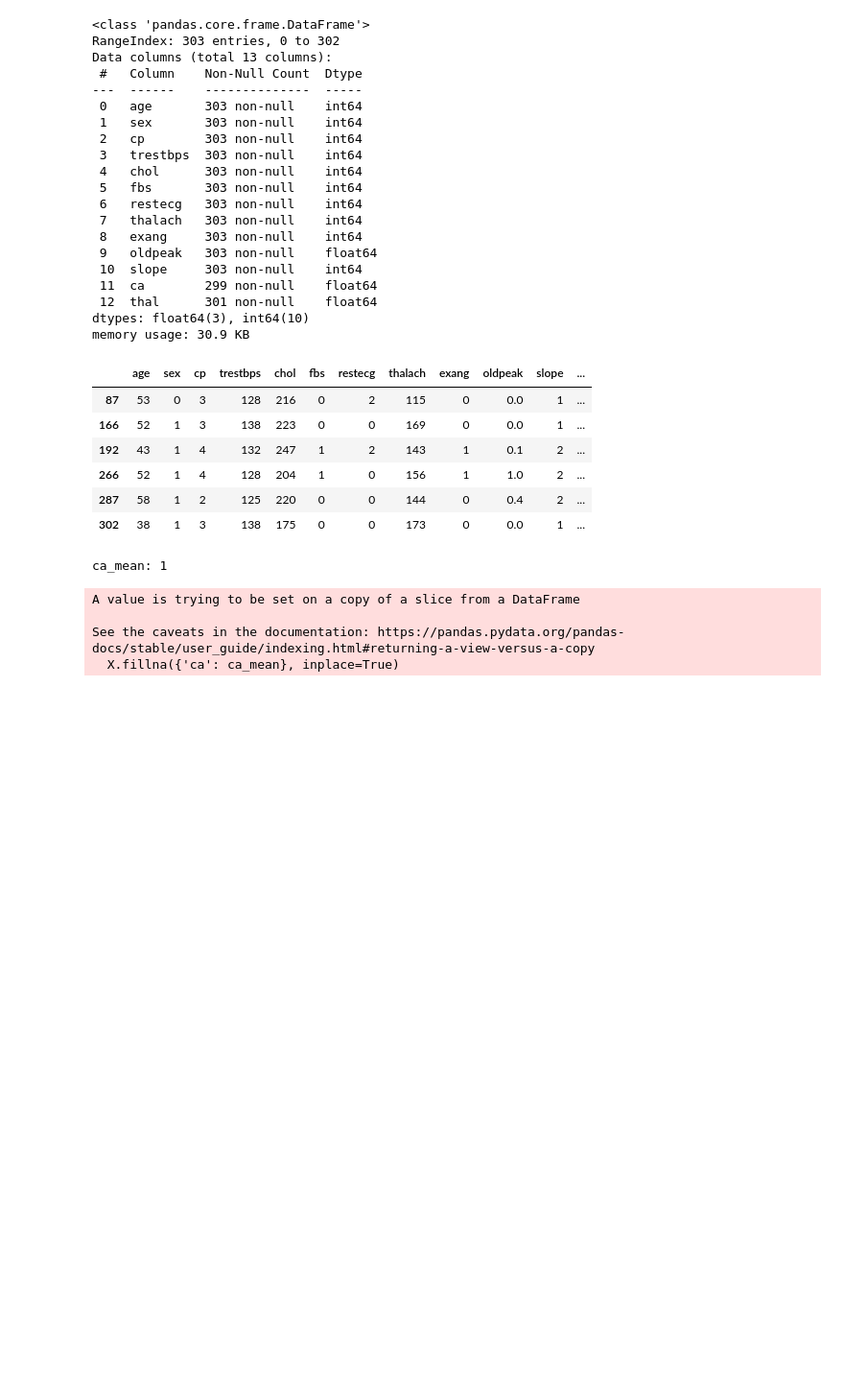
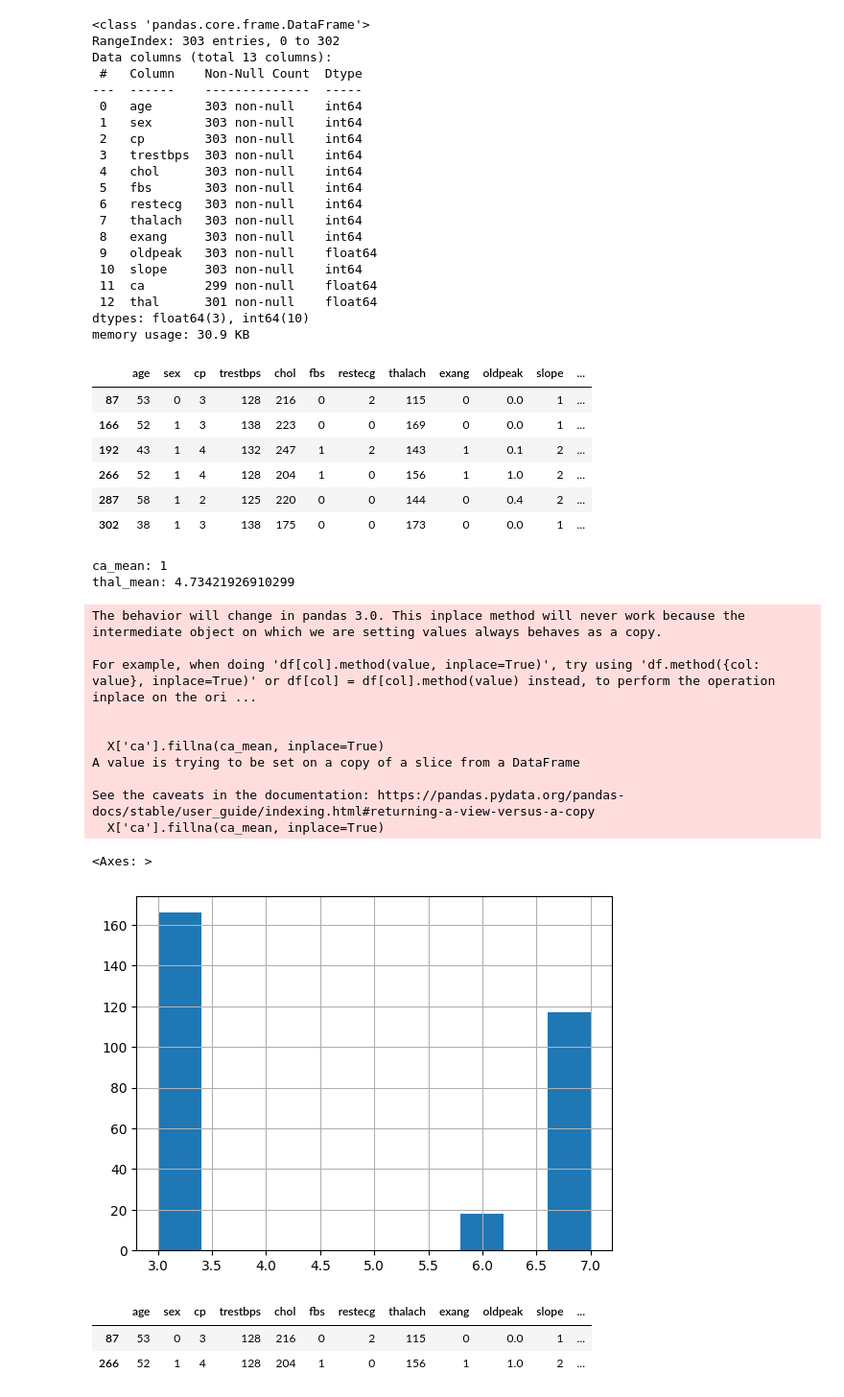
Before and after one commit to ml-cvd-prediction/ml-cvd-prediction.github.io, a Jupyter notebook: src/cleveland.ipynb, the cells around one changed output. Shown: that part at 96% size. Saved outputs shown, nothing was run; the diff lists cells and outputs as text; code cells hidden in the pictures; blank space fills up the shorter version.

Commit message:
thal

```diff
--- a/src/cleveland.ipynb
+++ b/src/cleveland.ipynb
@@ -123,10 +125,31 @@ null_rows.head(10)
 # %%
 ca_mean = int(math.ceil(X['ca'].mean()))
 print(f"ca_mean: {ca_mean}")
-X.fillna({'ca': ca_mean}, inplace=True)
+X['ca'].fillna(ca_mean, inplace=True)
+
+thal_mean = X['thal'].mean()
+print(f"thal_mean: {thal_mean}")
+X['thal'].hist()
 # %% [output]
 ca_mean: 1
+thal_mean: 4.73421926910299
+The behavior will change in pandas 3.0. This inplace method will never work because the intermediate object on which we are setting values always behaves as a copy.
+
+For example, when doing 'df[col].method(value, inplace=True)', try using 'df.method({col: value}, inplace=True)' or df[col] = df[col].method(value) instead, to perform the operation inplace on the ori ...
+
+
+  X['ca'].fillna(ca_mean, inplace=True)
 A value is trying to be set on a copy of a slice from a DataFrame
 
 See the caveats in the documentation: https://pandas.pydata.org/pandas-docs/stable/user_guide/indexing.html#returning-a-view-versus-a-copy
-  X.fillna({'ca': ca_mean}, inplace=True)
+  X['ca'].fillna(ca_mean, inplace=True)
+<Axes: >
+[figure, added]
+# %%
+null_rows = X[X.isnull().any(axis=1)]
+# there are only 6 rows with null valeus
+null_rows.head(10)
+# %% [output]
+|  | age | sex | cp | trestbps | chol | fbs | restecg | thalach | exang | oldpeak | slope | ... |
+| 87 | 53 | 0 | 3 | 128 | 216 | 0 | 2 | 115 | 0 | 0.0 | 1 | ... |
+| 266 | 52 | 1 | 4 | 128 | 204 | 1 | 0 | 156 | 1 | 1.0 | 2 | ... |
```
Also changed, not shown: parts of 2 cells of this notebook, 1 other file.
